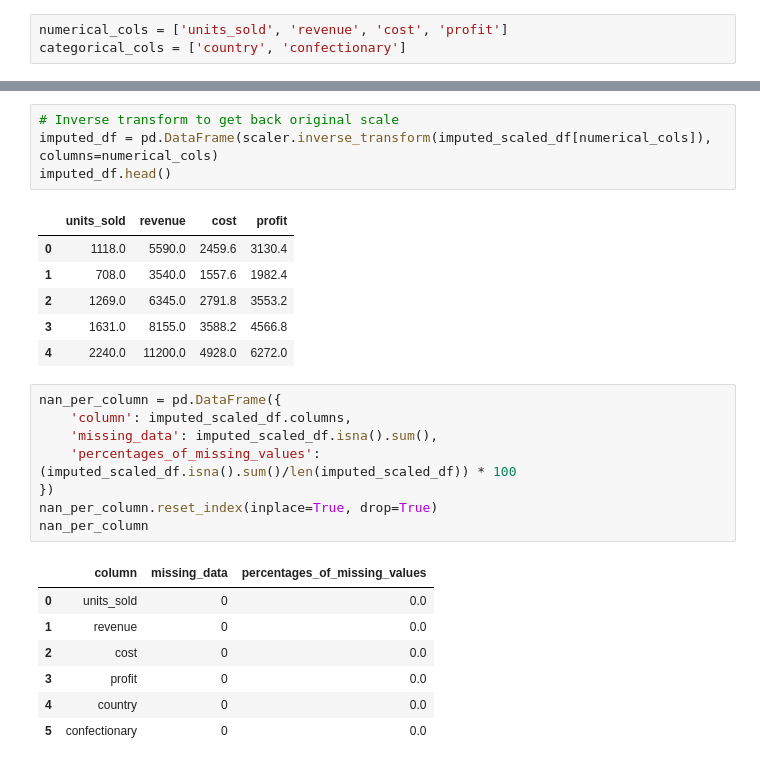
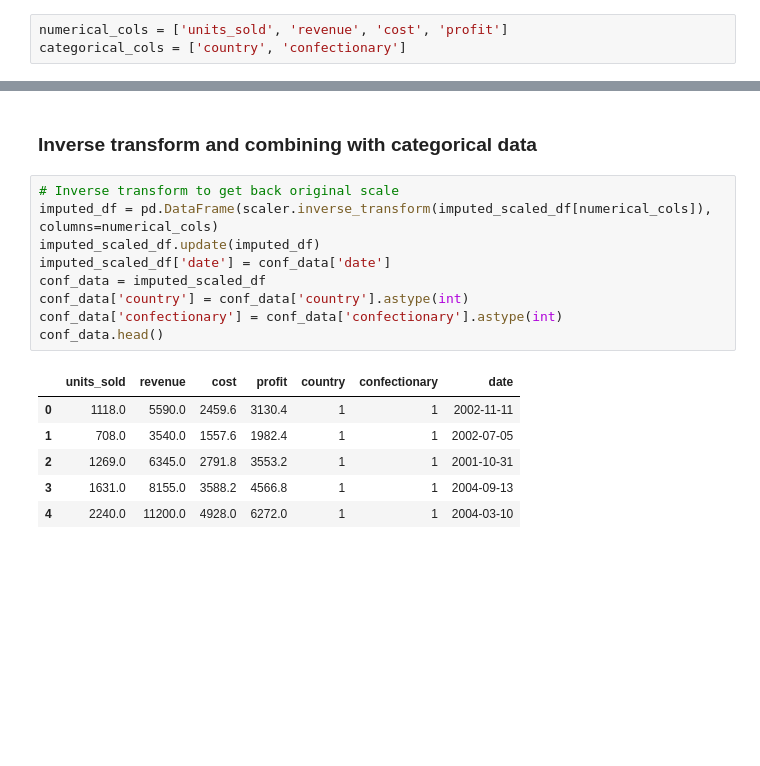
Before and after one commit to kimerajoseph/MSc_Data_Science, a Jupyter notebook: assign.ipynb, the cells around one changed output, grey strips where cells are left out. Saved outputs shown, nothing was run; the diff lists cells and outputs as text; blank space fills up the shorter version.

```diff
--- a/assign.ipynb
+++ b/assign.ipynb
@@ -218,27 +247,18 @@ imputed_scaled_df.head()
+# %% [markdown]
+### Inverse transform and combining with categorical data
 # %%
 # Inverse transform to get back original scale
 imputed_df = pd.DataFrame(scaler.inverse_transform(imputed_scaled_df[numerical_cols]), columns=numerical_cols)
-imputed_df.head()
+imputed_scaled_df.update(imputed_df)
+imputed_scaled_df['date'] = conf_data['date']
+conf_data = imputed_scaled_df
+conf_data['country'] = conf_data['country'].astype(int)
+conf_data['confectionary'] = conf_data['confectionary'].astype(int)
+conf_data.head()
 # %% [output]
-|  | units_sold | revenue | cost | profit |
-| 0 | 1118.0 | 5590.0 | 2459.6 | 3130.4 |
-| 1 | 708.0 | 3540.0 | 1557.6 | 1982.4 |
-| 2 | 1269.0 | 6345.0 | 2791.8 | 3553.2 |
-| 3 | 1631.0 | 8155.0 | 3588.2 | 4566.8 |
-| 4 | 2240.0 | 11200.0 | 4928.0 | 6272.0 |
+|  | units_sold | revenue | cost | profit | country | confectionary | date |
+| 0 | 1118.0 | 5590.0 | 2459.6 | 3130.4 | 1 | 1 | 2002-11-11 |
+| 1 | 708.0 | 3540.0 | 1557.6 | 1982.4 | 1 | 1 | 2002-07-05 |
+| 2 | 1269.0 | 6345.0 | 2791.8 | 3553.2 | 1 | 1 | 2001-10-31 |
+| 3 | 1631.0 | 8155.0 | 3588.2 | 4566.8 | 1 | 1 | 2004-09-13 |
+| 4 | 2240.0 | 11200.0 | 4928.0 | 6272.0 | 1 | 1 | 2004-03-10 |
-# %%
-nan_per_column = pd.DataFrame({
-    'column': imputed_scaled_df.columns,
-    'missing_data': imputed_scaled_df.isna().sum(),
-    'percentages_of_missing_values': (imputed_scaled_df.isna().sum()/len(imputed_scaled_df)) * 100
-})
-nan_per_column.reset_index(inplace=True, drop=True)
-nan_per_column
-# %% [output]
-|  | column | missing_data | percentages_of_missing_values |
-| 0 | units_sold | 0 | 0.0 |
-| 1 | revenue | 0 | 0.0 |
-| 2 | cost | 0 | 0.0 |
-| 3 | profit | 0 | 0.0 |
-| 4 | country | 0 | 0.0 |
-| 5 | confectionary | 0 | 0.0 |
```
Also changed, not shown: parts of 25 cells of this notebook.
